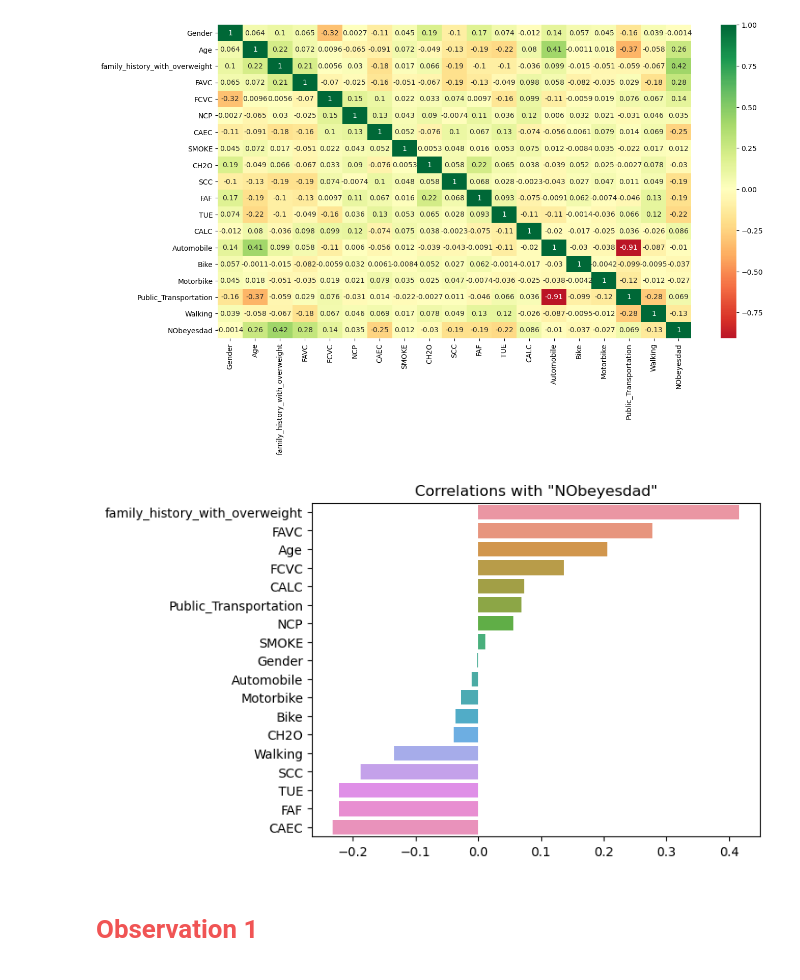
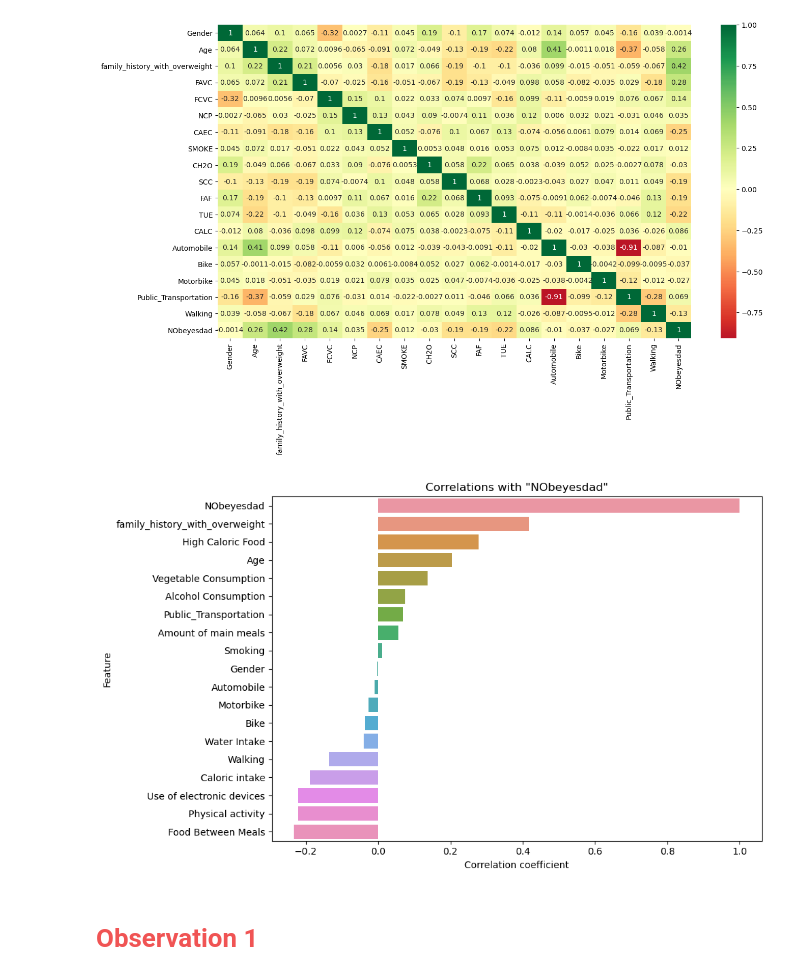
Before and after one commit to omeysi1/project1, a Jupyter notebook: project.ipynb, the cells around one changed output. Saved outputs shown, nothing was run; the diff lists cells and outputs as text; code cells hidden in the pictures.

```diff
--- a/project.ipynb
+++ b/project.ipynb
@@ -167,22 +160,43 @@ sns.heatmap(corrs, cmap='RdYlGn', center=0, annot = True)
 # %% [output]
 <Axes: >
 [figure]
-# %%
-limit = -1.0
-
-data = ob_df.corr()["NObeyesdad"].sort_values(ascending=False)
-indices = data.index
-labels = []
-corr = []
-for i in range(1, len(indices)):
-    if data[indices[i]]>limit:
-        labels.append(indices[i])
-        corr.append(data[i])
-sns.barplot(x=corr, y=labels)
-plt.title('Correlations with "NObeyesdad"')
-plt.show()
-# %% [output]
-[figure, removed]
+# %%
+# Calculate correlations with "NObeyesdad"
+correlations = ob_df.corr()["NObeyesdad"].sort_values(ascending=False)
+
+# Filter out correlations below the limit
+limit = -1.0
+relevant_correlations = correlations[correlations > limit]
+
+# Map original column names to desired labels
+labels_map = {
+    "CH2O": "Water Intake",
+    "SMOKE": "Smoking",
+    "FCVC": "Vegetable Consumption",
+    "FAVC": "High Caloric Food",
+    "CAEC": "Food Between Meals",
+    "CALC": "Alcohol Consumption",
+    "NCP": "Amount of main meals",
+    "SCC": "Caloric intake",
+    "TUE": "Use of electronic devices",
+    "FAF": "Physical activity"
+}
+
+# Prepare labels and correlations for plotting
+labels = [labels_map.get(col, col) for col in relevant_correlations.index]
+corr = relevant_correlations.values
+
+# Create bar plot
+plt.figure(figsize=(10, 6))
+sns.barplot(x=corr, y=labels)
+plt.title('Correlations with "NObeyesdad"')
+plt.xlabel('Correlation coefficient')
+plt.ylabel('Feature')
+plt.xticks(rotation=0)
+plt.tight_layout()
+plt.show()
+# %% [output]
+[figure, added]
 # %% [markdown]
 # <b id="section_2">  </b> <b style='color:#F05454'>Observation 1 </b> <b></b>
 # %%
```
Also changed, not shown: parts of 31 cells of this notebook.
